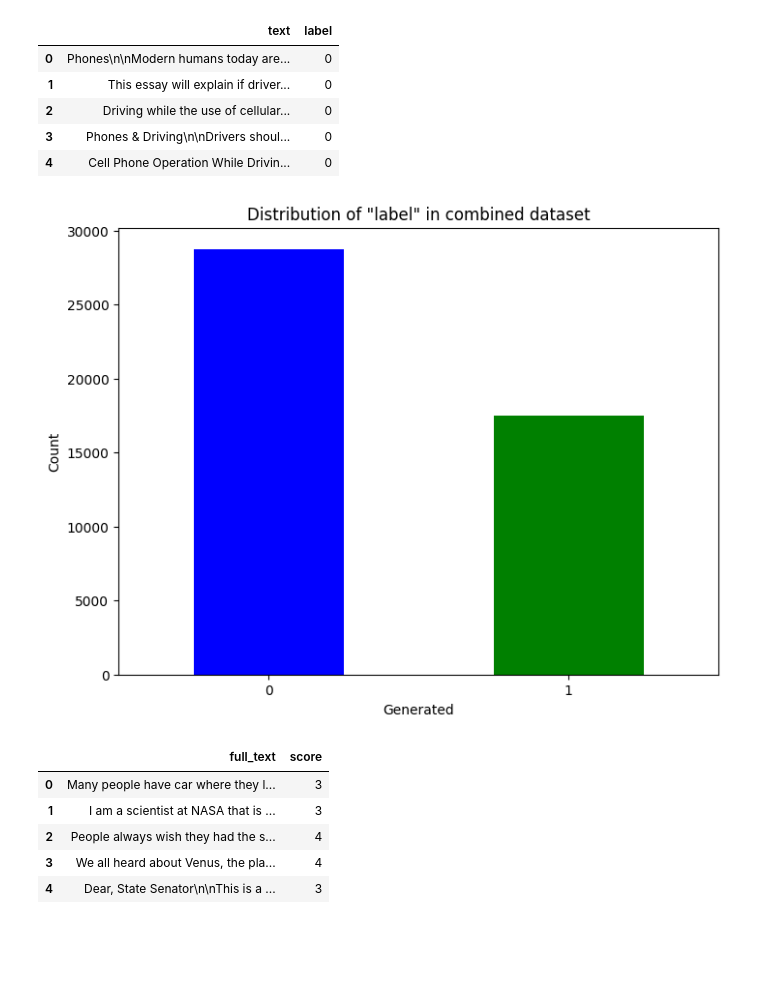
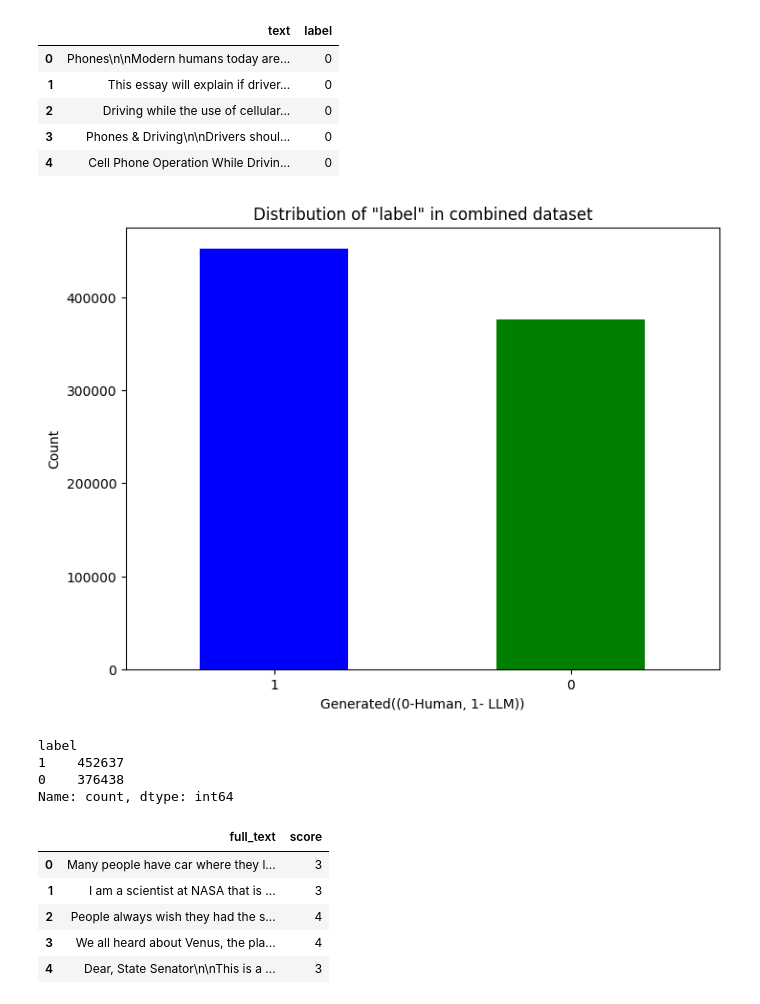
Before and after one commit to jagan1508/detect_LLM_generated_essay, a Jupyter notebook: notebook.ipynb, the cells around one changed output. Cells and saved outputs as stored; diff of their text form; code cells hidden in the pictures; blank space fills up the shorter version.

Commit message:
changed labels

```diff
--- a/notebook.ipynb
+++ b/notebook.ipynb
@@ -39,3 +40,15 @@ train_2.head()
 | 2 | 008f63e3 | 0 | "America's love affair with it's ... | 0 |
 | 3 | 00940276 | 0 | How often do you ride in a car? D... | 0 |
 | 4 | 00c39458 | 0 | Cars are a wonderful thing. They ... | 0 |
+# %%
+dic=dict()
+for i in train_3["source"].unique():
+    if i!="Human" and i!="Unknown":
+        dic[i]=1
+    elif i=="Human":
+        dic[i]=0
+# %%
+train_3['Category'] = train_3['source'].map(dic)
+train_3=train_3.dropna(subset=['Category'])
+# %%
+train_3["Category"]=train_3['Category'].astype(int)
@@ -66,7 +105,9 @@ train_1_selected = train_1[['text', 'label']].copy()
 
 train_2_selected = train_2[['text', 'generated']].rename(columns={'generated': 'label'}).copy()
 
-combined_data = pd.concat([train_1_selected, train_2_selected], ignore_index=True)
+train_3_selected=train_3[['text','Category']].rename(columns={'Category': 'label'}).copy()
+
+combined_data = pd.concat([train_1_selected, train_2_selected,train_3_selected], ignore_index=True)
 
 print(combined_data)
 # %% [output]
@@ -96,11 +137,18 @@ combined_data.head()
 # %%
 plt.figure(figsize=(8, 6))
 combined_data['label'].value_counts().plot(kind='bar', color=['blue', 'green'])
 plt.title('Distribution of "label" in combined dataset')
-plt.xlabel('Generated')
+plt.xlabel('Generated((0-Human, 1- LLM))')
 plt.ylabel('Count')
 plt.xticks(rotation=0)
 plt.show()
 # %% [output]
-[figure, old version]
+[figure, new version]
+# %%
+combined_data['label'].value_counts()
+# %% [output]
+label
+1    452637
+0    376438
+Name: count, dtype: int64
 # %%
```
Also changed, not shown: parts of 51 cells of this notebook, 1 other file.
